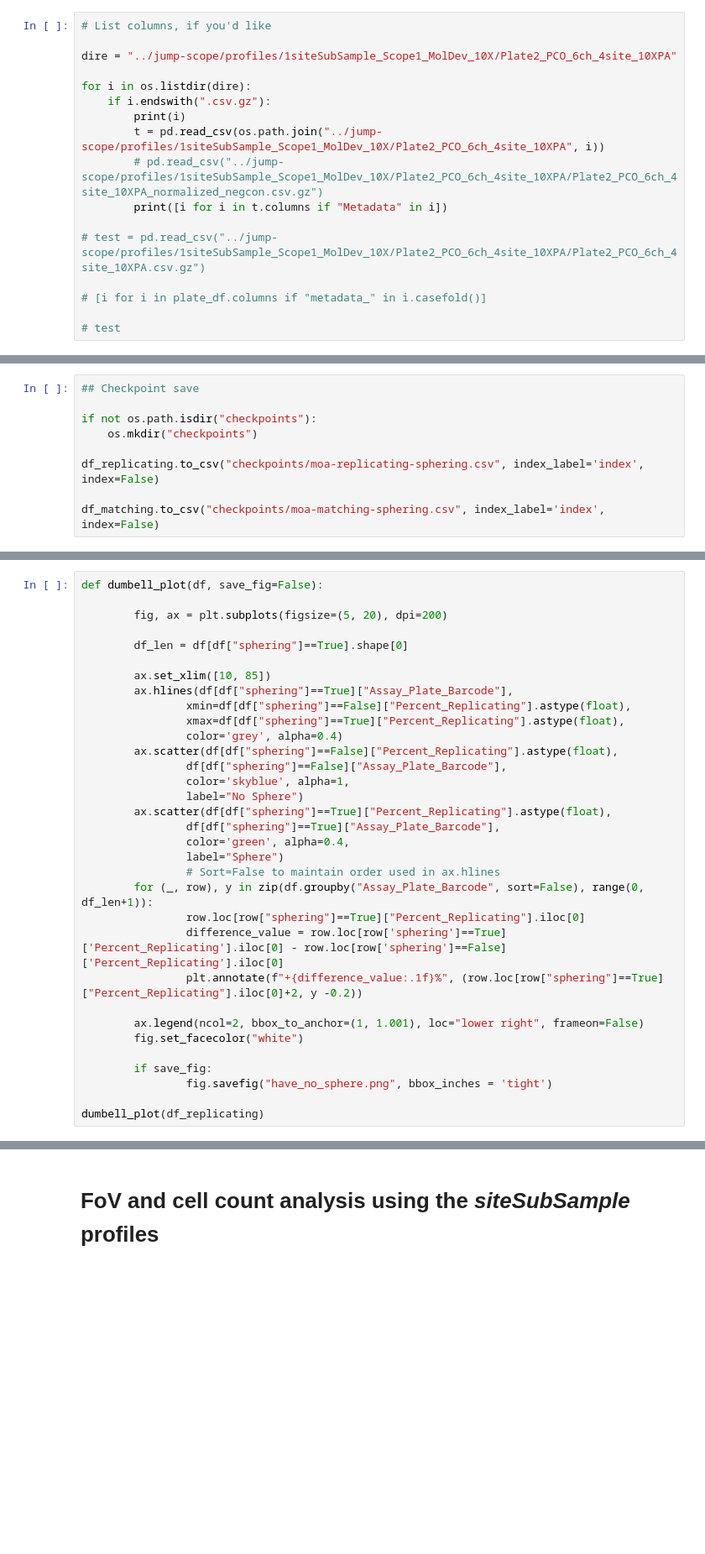
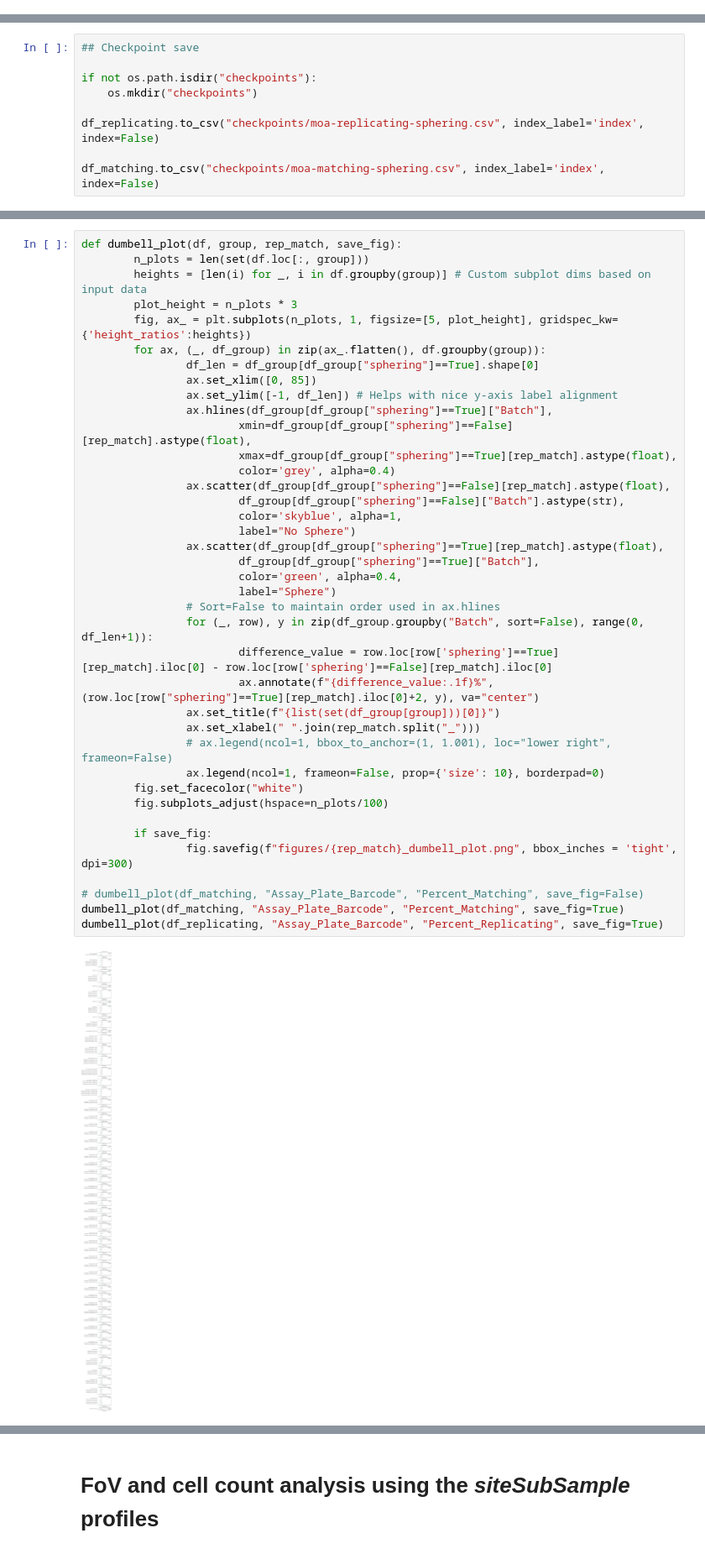
Before and after one commit to jump-cellpainting/jump-scope-analysis, a Jupyter notebook: enabling-sphering.ipynb, the cells around one changed output, grey strips where cells are left out. Shown at 84% size. Saved outputs shown, nothing was run; the diff lists cells and outputs as text; blank space fills up the shorter version.

```diff
--- a/enabling-sphering.ipynb
+++ b/enabling-sphering.ipynb
@@ -61,17 +25,0 @@ experiment_df
-# %%
-# List columns, if you'd like
-
-dire = "../jump-scope/profiles/1siteSubSample_Scope1_MolDev_10X/Plate2_PCO_6ch_4site_10XPA"
-
-for i in os.listdir(dire):
-    if i.endswith(".csv.gz"):
-        print(i)
-        t = pd.read_csv(os.path.join("../jump-scope/profiles/1siteSubSample_Scope1_MolDev_10X/Plate2_PCO_6ch_4site_10XPA", i))
-        # pd.read_csv("../jump-scope/profiles/1siteSubSample_Scope1_MolDev_10X/Plate2_PCO_6ch_4site_10XPA/Plate2_PCO_6ch_4site_10XPA_normalized_negcon.csv.gz")
-        print([i for i in t.columns if "Metadata" in i])
-
-# test = pd.read_csv("../jump-scope/profiles/1siteSubSample_Scope1_MolDev_10X/Plate2_PCO_6ch_4site_10XPA/Plate2_PCO_6ch_4site_10XPA.csv.gz")
-
-# [i for i in plate_df.columns if "metadata_" in i.casefold()]
-
-# test
@@ -209,36 +217,44 @@ df_matching = pd.read_csv("checkpoints/moa-matching-sphering.csv", converters={'
 # %%
-def dumbell_plot(df, save_fig=False):
-
-        fig, ax = plt.subplots(figsize=(5, 20), dpi=200)
-
-        df_len = df[df["sphering"]==True].shape[0]
-
-        ax.set_xlim([10, 85])
-        ax.hlines(df[df["sphering"]==True]["Assay_Plate_Barcode"],
-                xmin=df[df["sphering"]==False]["Percent_Replicating"].astype(float),
-                xmax=df[df["sphering"]==True]["Percent_Replicating"].astype(float),
-                color='grey', alpha=0.4)
-        ax.scatter(df[df["sphering"]==False]["Percent_Replicating"].astype(float),
-                df[df["sphering"]==False]["Assay_Plate_Barcode"],
-                color='skyblue', alpha=1,
-                label="No Sphere")
-        ax.scatter(df[df["sphering"]==True]["Percent_Replicating"].astype(float),
-                df[df["sphering"]==True]["Assay_Plate_Barcode"],
-                color='green', alpha=0.4,
-                label="Sphere")
+def dumbell_plot(df, group, rep_match, save_fig):
+        n_plots = len(set(df.loc[:, group]))
+        heights = [len(i) for _, i in df.groupby(group)] # Custom subplot dims based on input data
+        plot_height = n_plots * 3
+        fig, ax_ = plt.subplots(n_plots, 1, figsize=[5, plot_height], gridspec_kw={'height_ratios':heights})
+        for ax, (_, df_group) in zip(ax_.flatten(), df.groupby(group)):
+                df_len = df_group[df_group["sphering"]==True].shape[0]
+                ax.set_xlim([0, 85])
+                ax.set_ylim([-1, df_len]) # Helps with nice y-axis label alignment
+                ax.hlines(df_group[df_group["sphering"]==True]["Batch"],
+                        xmin=df_group[df_group["sphering"]==False][rep_match].astype(float),
+                        xmax=df_group[df_group["sphering"]==True][rep_match].astype(float),
+                        color='grey', alpha=0.4)
+                ax.scatter(df_group[df_group["sphering"]==False][rep_match].astype(float),
+                        df_group[df_group["sphering"]==False]["Batch"].astype(str),
+                        color='skyblue', alpha=1,
+                        label="No Sphere")
+                ax.scatter(df_group[df_group["sphering"]==True][rep_match].astype(float),
+                        df_group[df_group["sphering"]==True]["Batch"],
+                        color='green', alpha=0.4,
+                        label="Sphere")
                 # Sort=False to maintain order used in ax.hlines
-        for (_, row), y in zip(df.groupby("Assay_Plate_Barcode", sort=False), range(0, df_len+1)):
-                row.loc[row["sphering"]==True]["Percent_Replicating"].iloc[0]
-                difference_value = row.loc[row['sphering']==True]['Percent_Replicating'].iloc[0] - row.loc[row['sphering']==False]['Percent_Replicating'].iloc[0]
-                plt.annotate(f"+{difference_value:.1f}%", (row.loc[row["sphering"]==True]["Percent_Replicating"].iloc[0]+2, y -0.2))
-
-        ax.legend(ncol=2, bbox_to_anchor=(1, 1.001), loc="lower right", frameon=False)
+                for (_, row), y in zip(df_group.groupby("Batch", sort=False), range(0, df_len+1)):
+                        difference_value = row.loc[row['sphering']==True][rep_match].iloc[0] - row.loc[row['sphering']==False][rep_match].iloc[0]
+                        ax.annotate(f"{difference_value:.1f}%", (row.loc[row["sphering"]==True][rep_match].iloc[0]+2, y), va="center")
+                ax.set_title(f"{list(set(df_group[group]))[0]}")
+                ax.set_xlabel(" ".join(rep_match.split("_")))
+                # ax.legend(ncol=1, bbox_to_anchor=(1, 1.001), loc="lower right", frameon=False)
+                ax.legend(ncol=1, frameon=False, prop={'size': 10}, borderpad=0)
         fig.set_facecolor("white")
+        fig.subplots_adjust(hspace=n_plots/100)
 
         if save_fig:
-                fig.savefig("have_no_sphere.png", bbox_inches = 'tight')
+                fig.savefig(f"figures/{rep_match}_dumbell_plot.png", bbox_inches = 'tight', dpi=300)
 
-dumbell_plot(df_replicating)
+# dumbell_plot(df_matching, "Assay_Plate_Barcode", "Percent_Matching", save_fig=False)
+dumbell_plot(df_matching, "Assay_Plate_Barcode", "Percent_Matching", save_fig=True)
+dumbell_plot(df_replicating, "Assay_Plate_Barcode", "Percent_Replicating", save_fig=True)
+# %% [output]
+[figure, added]
 # %%
 # Hide code output plots
 %%capture
```
Also changed, not shown: parts of 36 cells of this notebook.
